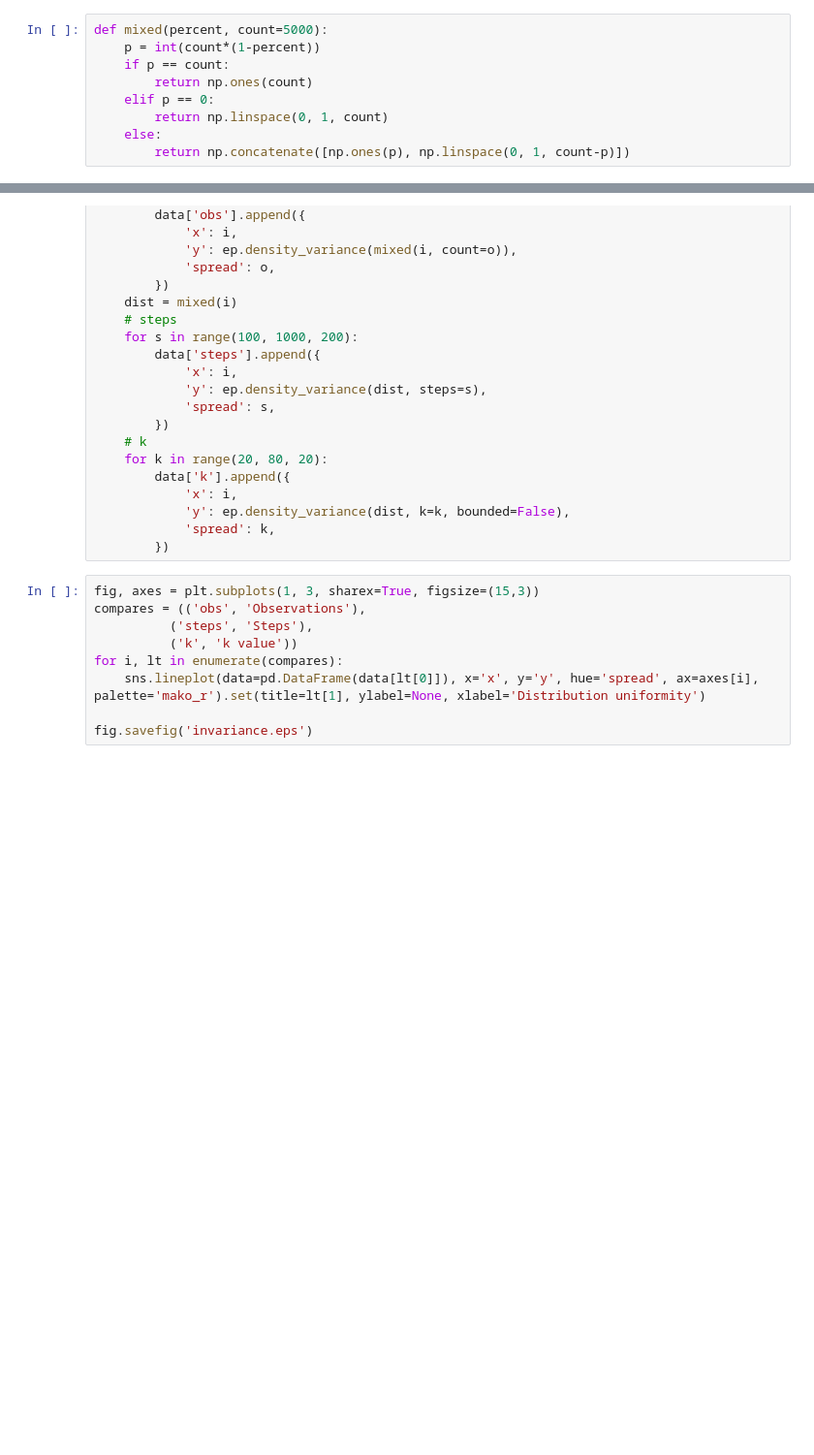
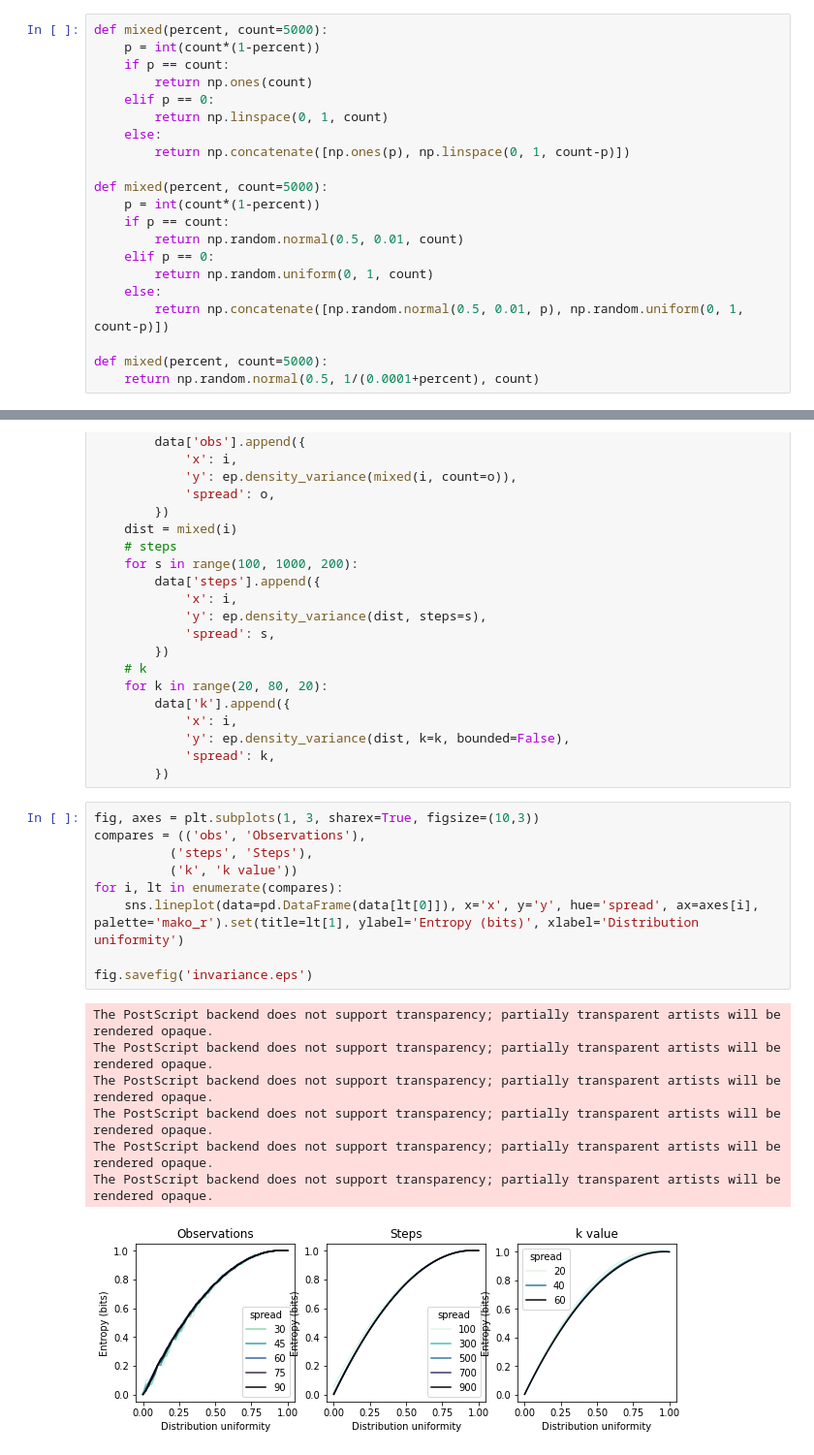
Before and after one commit to timjdavey/incoherence, a Jupyter notebook: notebooks/continuous_entropy/Comparison and Invariance plots.ipynb, the cells around one changed output, grey strips where cells are left out. Shown at 97% size. Drawn from its saved outputs; the diff is of its cells as text; blank space fills up the shorter version.

```diff
--- a/notebooks/continuous_entropy/Comparison and Invariance plots.ipynb
+++ b/notebooks/continuous_entropy/Comparison and Invariance plots.ipynb
@@ -16,3 +16,15 @@ def mixed(percent, count=5000):
         return np.linspace(0, 1, count)
     else:
         return np.concatenate([np.ones(p), np.linspace(0, 1, count-p)])
+
+def mixed(percent, count=5000):
+    p = int(count*(1-percent))
+    if p == count:
+        return np.random.normal(0.5, 0.01, count)
+    elif p == 0:
+        return np.random.uniform(0, 1, count)
+    else:
+        return np.concatenate([np.random.normal(0.5, 0.01, p), np.random.uniform(0, 1, count-p)])
+
+def mixed(percent, count=5000):
+    return np.random.normal(0.5, 1/(0.0001+percent), count)
@@ -79,11 +130,19 @@ for i in x:
             'spread': k,
         })
 # %%
-fig, axes = plt.subplots(1, 3, sharex=True, figsize=(15,3))
+fig, axes = plt.subplots(1, 3, sharex=True, figsize=(10,3))
 compares = (('obs', 'Observations'),
           ('steps', 'Steps'),
           ('k', 'k value'))
 for i, lt in enumerate(compares):
-    sns.lineplot(data=pd.DataFrame(data[lt[0]]), x='x', y='y', hue='spread', ax=axes[i], palette='mako_r').set(title=lt[1], ylabel=None, xlabel='Distribution uniformity')
+    sns.lineplot(data=pd.DataFrame(data[lt[0]]), x='x', y='y', hue='spread', ax=axes[i], palette='mako_r').set(title=lt[1], ylabel='Entropy (bits)', xlabel='Distribution uniformity')
 
 fig.savefig('invariance.eps')
+# %% [output]
+The PostScript backend does not support transparency; partially transparent artists will be rendered opaque.
+The PostScript backend does not support transparency; partially transparent artists will be rendered opaque.
+The PostScript backend does not support transparency; partially transparent artists will be rendered opaque.
+The PostScript backend does not support transparency; partially transparent artists will be rendered opaque.
+The PostScript backend does not support transparency; partially transparent artists will be rendered opaque.
+The PostScript backend does not support transparency; partially transparent artists will be rendered opaque.
+[figure, added]
```
Also changed, not shown: parts of 10 cells of this notebook, 11 other files.
